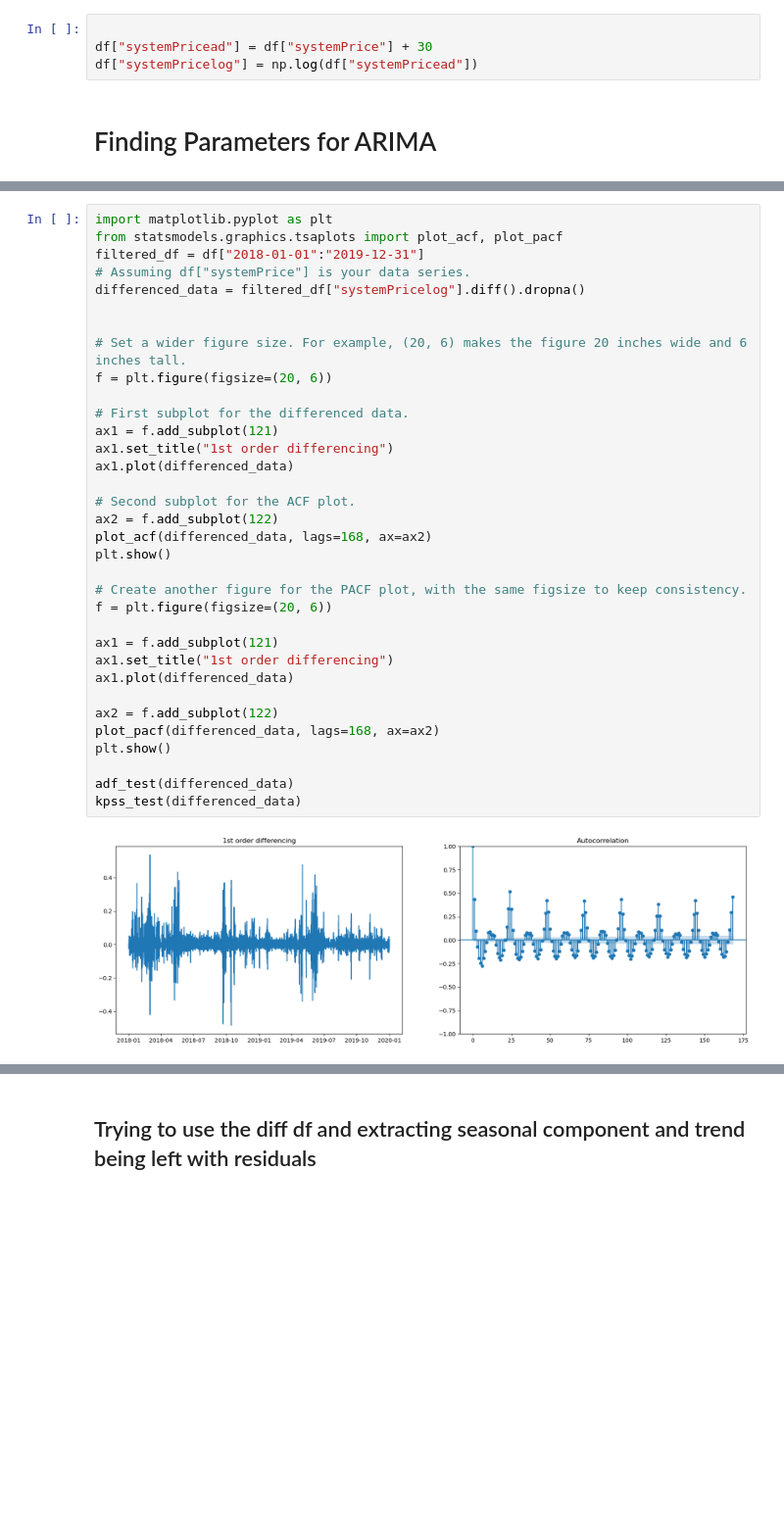
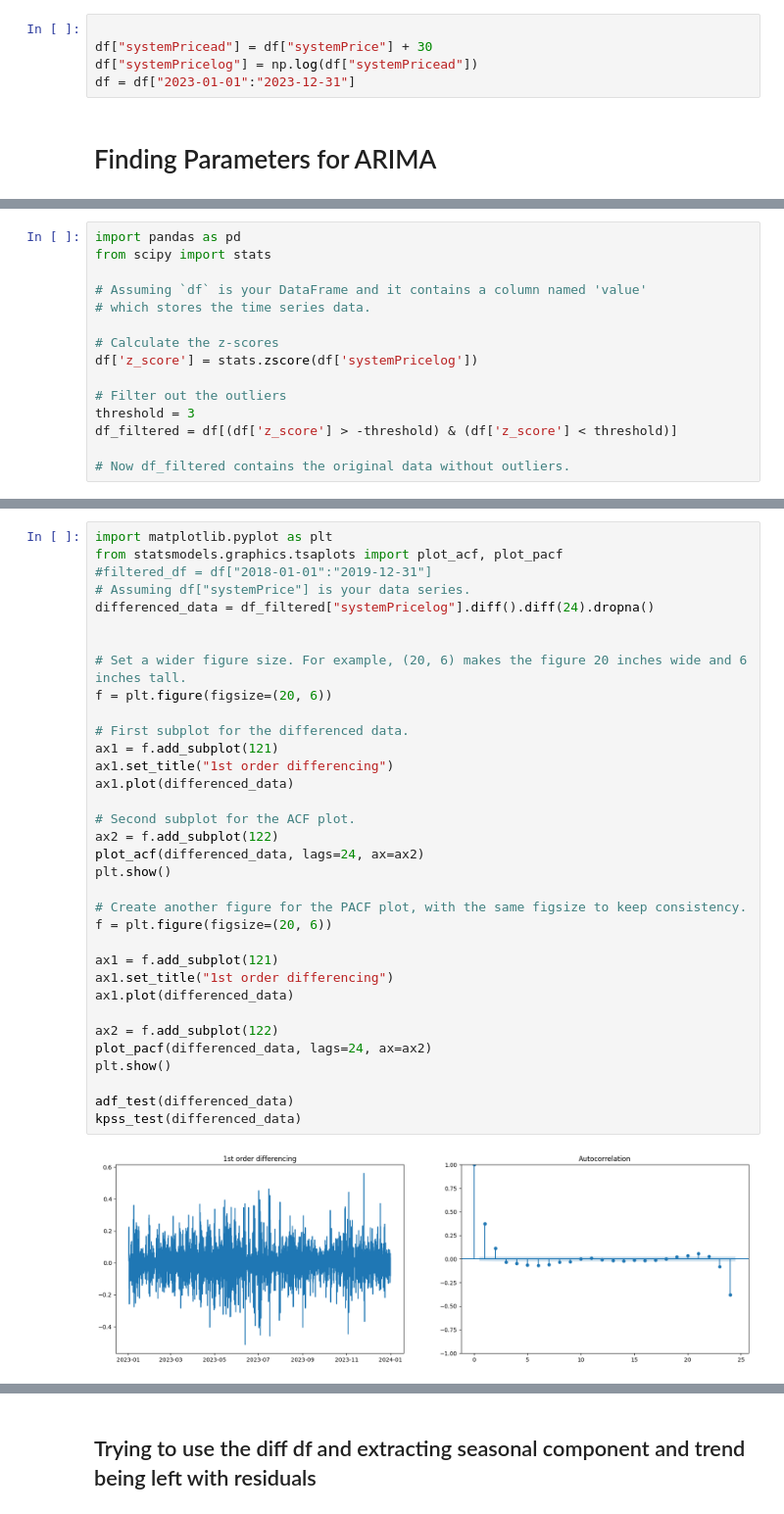
Before and after one commit to evenbakke/MasterThesis-, a Jupyter notebook: ARIMA_Mathias_working.ipynb, the cells around one changed output, grey strips where cells are left out. Shown at 98% size. Drawn from its saved outputs; the diff is of its cells as text; blank space fills up the shorter version.

```diff
--- a/ARIMA_Mathias_working.ipynb
+++ b/ARIMA_Mathias_working.ipynb
@@ -77,6 +71,7 @@ look-up table. The actual p-value is smaller than the p-value returned.
 
 df["systemPricead"] = df["systemPrice"] + 30
 df["systemPricelog"] = np.log(df["systemPricead"])
+df = df["2023-01-01":"2023-12-31"]
 # %% [markdown]
 # Finding Parameters for ARIMA
 # %%
@@ -99,0 +95,15 @@ test_stationarity(df["systemPricelog"].diff().diff())
+# %%
+import pandas as pd
+from scipy import stats
+
+# Assuming `df` is your DataFrame and it contains a column named 'value'
+# which stores the time series data.
+
+# Calculate the z-scores
+df['z_score'] = stats.zscore(df['systemPricelog'])
+
+# Filter out the outliers
+threshold = 3
+df_filtered = df[(df['z_score'] > -threshold) & (df['z_score'] < threshold)]
+
+# Now df_filtered contains the original data without outliers.
@@ -100,36 +130,36 @@ test_stationarity(df["systemPricelog"].diff().diff())
 # %%
 import matplotlib.pyplot as plt
 from statsmodels.graphics.tsaplots import plot_acf, plot_pacf
-filtered_df = df["2018-01-01":"2019-12-31"]
+#filtered_df = df["2018-01-01":"2019-12-31"]
 # Assuming df["systemPrice"] is your data series.
-differenced_data = filtered_df["systemPricelog"].diff().dropna()
+differenced_data = df_filtered["systemPricelog"].diff().diff(24).dropna()
 
 
 # Set a wider figure size. For example, (20, 6) makes the figure 20 inches wide and 6 inches tall.
 f = plt.figure(figsize=(20, 6))
 
 # First subplot for the differenced data.
 ax1 = f.add_subplot(121)
 ax1.set_title("1st order differencing")
 ax1.plot(differenced_data)
 
 # Second subplot for the ACF plot.
 ax2 = f.add_subplot(122)
-plot_acf(differenced_data, lags=168, ax=ax2)
+plot_acf(differenced_data, lags=24, ax=ax2)
 plt.show()
 
 # Create another figure for the PACF plot, with the same figsize to keep consistency.
 f = plt.figure(figsize=(20, 6))
 
 ax1 = f.add_subplot(121)
 ax1.set_title("1st order differencing")
 ax1.plot(differenced_data)
 
 ax2 = f.add_subplot(122)
-plot_pacf(differenced_data, lags=168, ax=ax2)
+plot_pacf(differenced_data, lags=24, ax=ax2)
 plt.show()
 
 adf_test(differenced_data)
 kpss_test(differenced_data)
 # %% [output]
-[figure, old version]
+[figure, new version]
```
Also changed, not shown: parts of 34 cells of this notebook.
